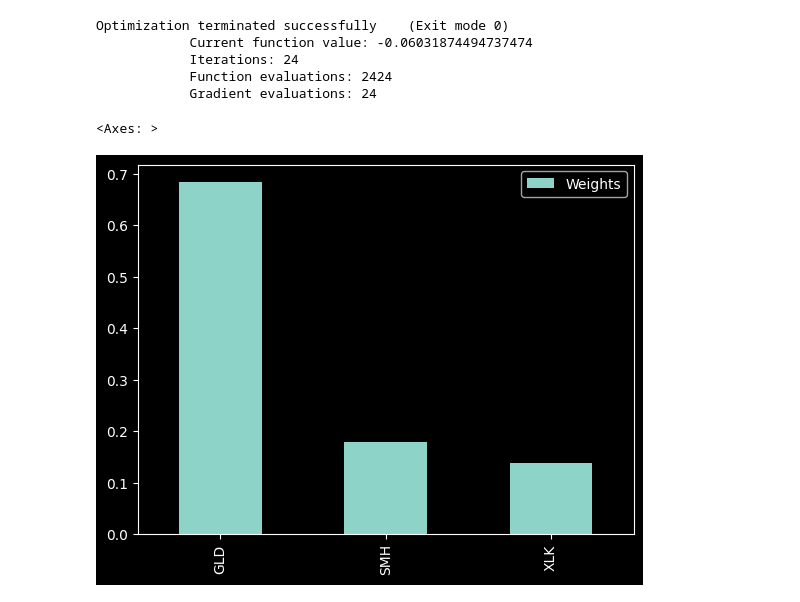
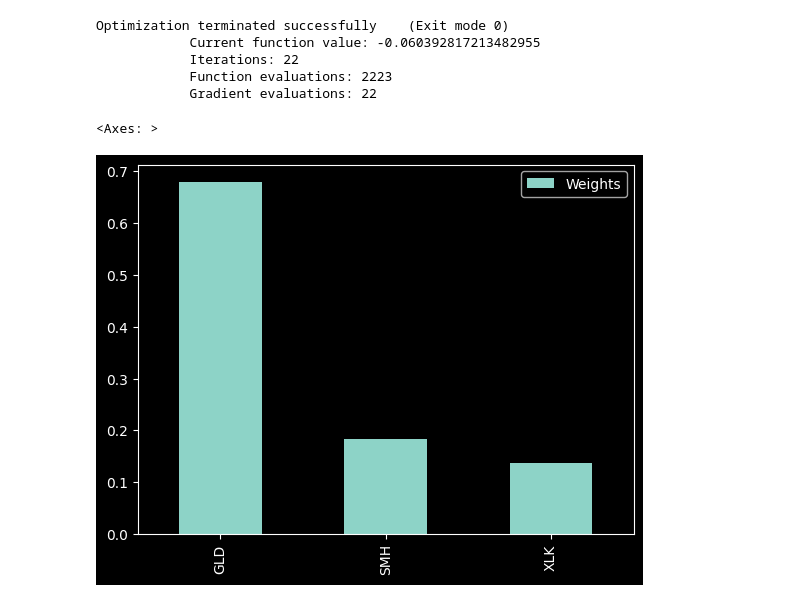
Before and after one commit to ajmtrz/proyectos_varios, a Jupyter notebook: SAA_MV_CAMP.ipynb, the cells around one changed output. Saved outputs shown, nothing was run; the diff lists cells and outputs as text; code cells hidden in the pictures.

```diff
--- a/SAA_MV_CAMP.ipynb
+++ b/SAA_MV_CAMP.ipynb
@@ -35,38 +35,35 @@ if mt5.initialize():
 # %%
 # Encontrar el número de activos
 n = df_portfolio.shape[1]
 # Inicialización de los pesos
-x0=np.ones(n)
+x0=np.ones(n) / n
 # Restricciones del problema de optimización
 cons = [{'type': 'eq',
          'fun': lambda x: sum(abs(x))-1}]
 # Establecer los límites
 Bounds = [(0, 1) for i in range(0, n)]
 # Resolución de los problemas de optimización
-res_MV = minimize(SR_criterion, x0,
+res = minimize(SR_criterion, x0,
                   method = 'SLSQP',
                   args=(df_portfolio),
                   bounds=Bounds,
                   constraints=cons,
                   options={'disp':True}
                   )
-X_MV = res_MV.x
+# De los activos seleccionados, selecciono los que más pesos tengan en la cartera
+df_weights = pd.DataFrame(res.x, index=list_tickers, columns=['Weights'])
+df_weights = df_weights.loc[(df_weights["Weights"] > np.mean(df_weights["Weights"].values))]
+# Reescalar
+df_weights["Weights"] = df_weights["Weights"] / df_weights["Weights"].abs().sum()
+df_weights.plot(kind='bar')
 # %% [output]
 Optimization terminated successfully    (Exit mode 0)
-            Current function value: -0.06031874494737474
-            Iterations: 24
-            Function evaluations: 2424
-            Gradient evaluations: 24
+            Current function value: -0.060392817213482955
+            Iterations: 22
+            Function evaluations: 2223
+            Gradient evaluations: 22
+<Axes: >
+[figure, added]
-# %%
-# De los activos seleccionados, selecciono los que más pesos tengan en la cartera
-df_weights = pd.DataFrame(X_MV, index=list_tickers, columns=['Weights'])
-df_weights = df_weights.loc[df_weights["Weights"] > np.mean(df_weights["Weights"].values)]
-# Reescalar
-df_weights["Weights"] = df_weights["Weights"] / df_weights["Weights"].sum()
-df_weights.plot(kind='bar')
-# %% [output]
-<Axes: >
-[figure, removed]
 # %%
 # Visualización de la distribución sectorial
 tickers = yf.Tickers(df_weights.index.to_list())
```
Also changed, not shown: parts of 9 cells of this notebook, 1 other file.
